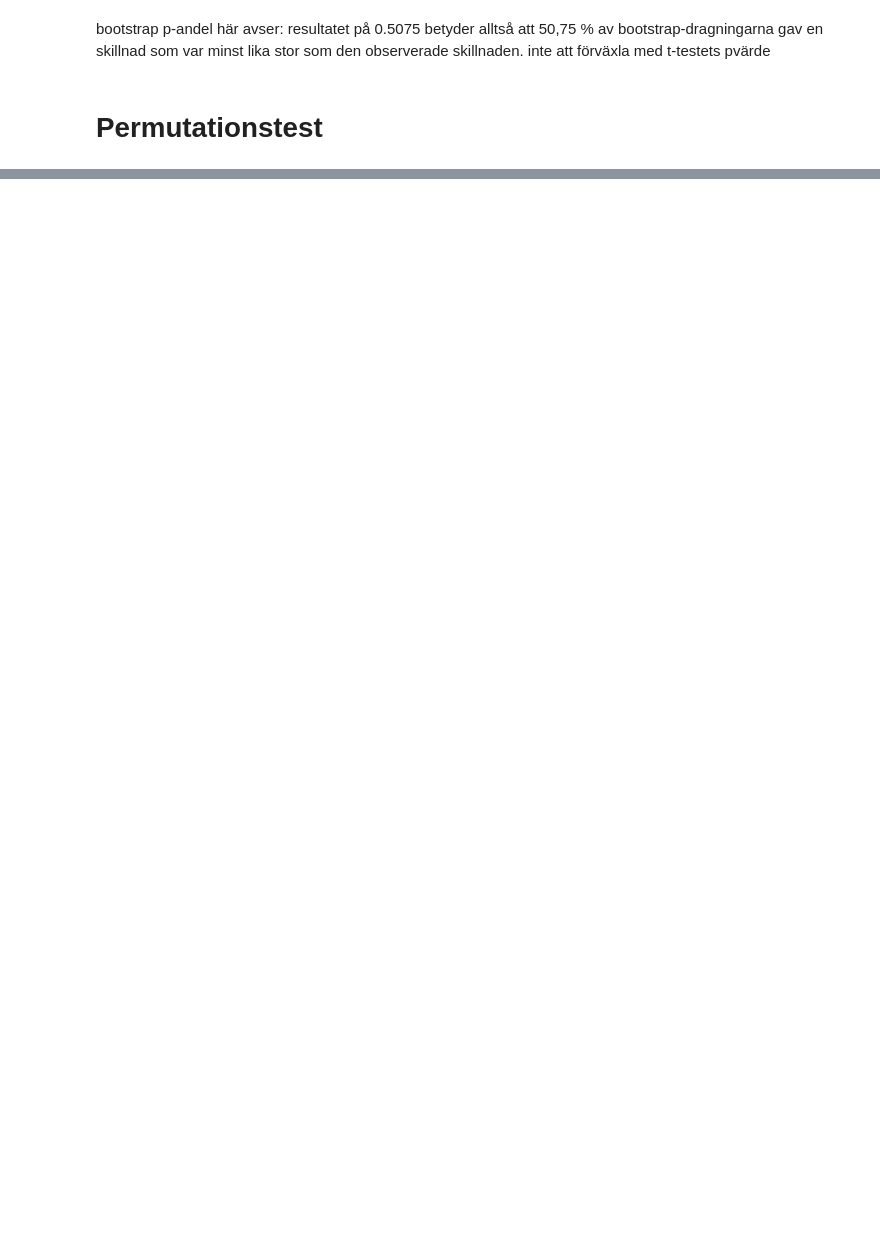
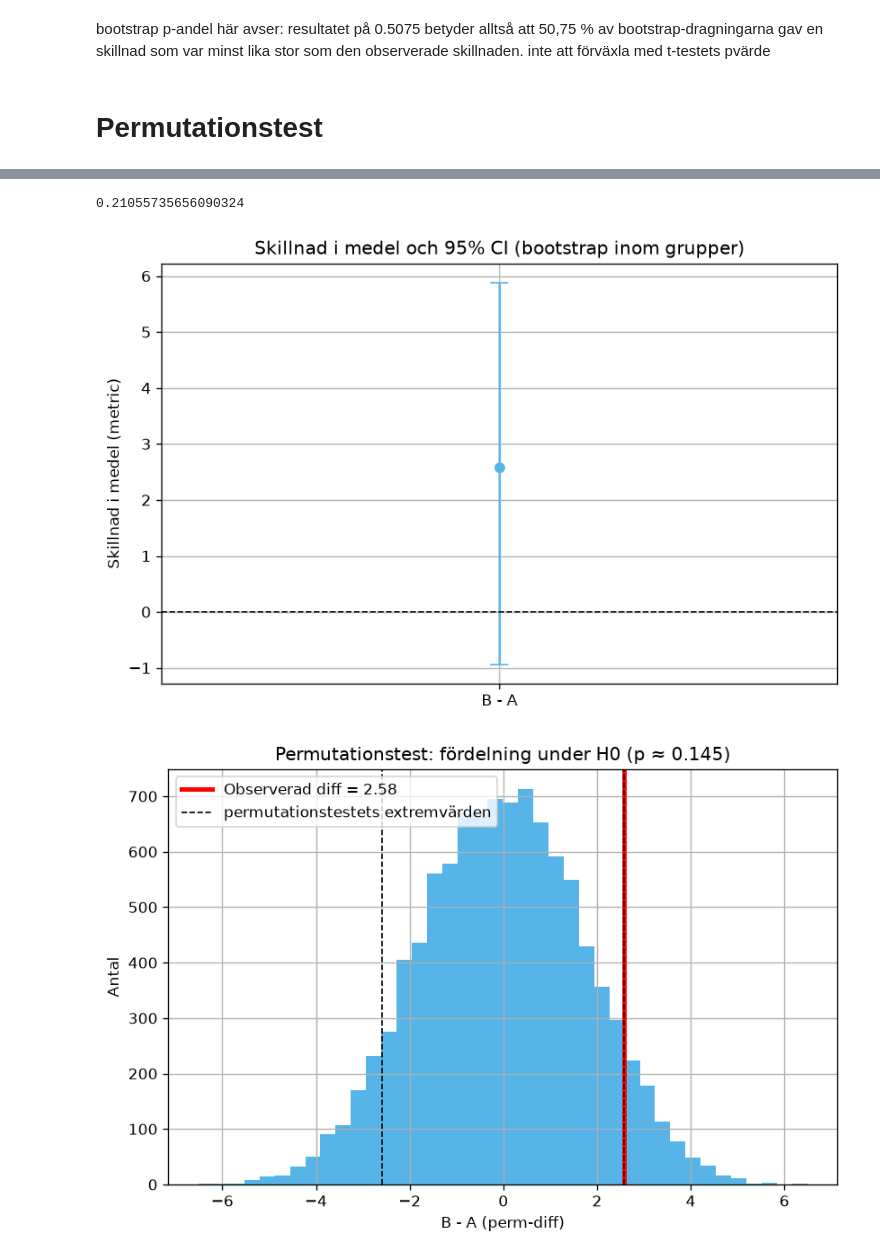
Before and after one commit to Hakan-Fridlund/PYSTDA45-Pythonprogrammering-och-statistisk-dataanalys, a Jupyter notebook: lessons/lesson12_hypotesprövning.ipynb, the cells around one changed output, grey strips where cells are left out. Drawn from its saved outputs; the diff is of its cells as text; code cells hidden in the pictures; blank space fills up the shorter version.

```diff
--- a/lessons/lesson12_hypotesprövning.ipynb
+++ b/lessons/lesson12_hypotesprövning.ipynb
@@ -294,3 +294,22 @@ bootstrap p-andel här avser: resultatet på 0.5075 betyder alltså att 50,75 %
 inte att förväxla med t-testets pvärde
 # %% [markdown]
 # Permutationstest
+# %%
+np.random.seed(123)
+
+all_vals = np.concatenate([A, B])
+nA, nB = len(A), len(B)
+obs_diff = B.mean() - A.mean()
+
+n_perm = 10_000
+perm_diffs = np.empty(n_perm)
+for i in range(n_perm):
+    perm = np.random.permutation(all_vals)
+    perm_A, perm_B = perm[:nA], perm[nA:]
+    perm_diffs[i] = perm_B.mean() - perm_A.mean()
+
+p_perm = np.mean(np.abs(perm_diffs) >= abs(obs_diff))
+ci_low_perm, ci_high_perm = np.percentile(perm_diffs, [2.5, 97.5])
+print('Observerad diff: ',obs_diff)
+print(p_perm)
+print('CI perm low', ci_low_perm,' CI perm high', ci_high_perm)
@@ -296,0 +330,32 @@ inte att förväxla med t-testets pvärde
+# %%
+sA2 = A.var(ddof=1)
+sB2 = B.var(ddof=1)
+
+sp = np.sqrt(((len(A)- 1)*sA2 +(len(B)-1)*sB2) / (len(A) + len(B) - 2))
+cohens_d = (B.mean() - A.mean()) / sp
+print(cohens_d)
+# %% [output]
+0.21055735656090324
+# %%
+fig, ax = plt.subplots()
+ax.errorbar(x=[0], y=[obs_diff], yerr=[[obs_diff - ci_low], [ci_high - obs_diff]], fmt='o', capsize=6)
+ax.axhline(0, color='black', linestyle='--', linewidth=1)
+ax.set_xticks([0])
+ax.set_xticklabels(['B - A'])
+ax.set_ylabel('Skillnad i medel (metric)')
+ax.set_title('Skillnad i medel och 95% CI (bootstrap inom grupper)')
+plt.show()
+
+fig, ax = plt.subplots()
+ax.hist(perm_diffs, bins=40)
+ax.axvline(obs_diff, color='red',  linewidth=3, label=f'Observerad diff = {obs_diff:.2f}')
+ax.axvline(+abs(obs_diff), color='black',  linewidth=1,linestyle='--', label='permutationstestets extremvärden')
+ax.axvline(-abs(obs_diff), color='black',  linewidth=1,linestyle='--')
+ax.set_title(f'Permutationstest: fördelning under H0 (p ≈ {p_perm:.3f})')
+ax.set_xlabel('B - A (perm-diff)')
+ax.set_ylabel('Antal')
+ax.legend()
+plt.show()
+# %% [output]
+[figure, added]
+[figure, added]
```
Also changed, not shown: parts of 3 cells of this notebook, 2 other files.
